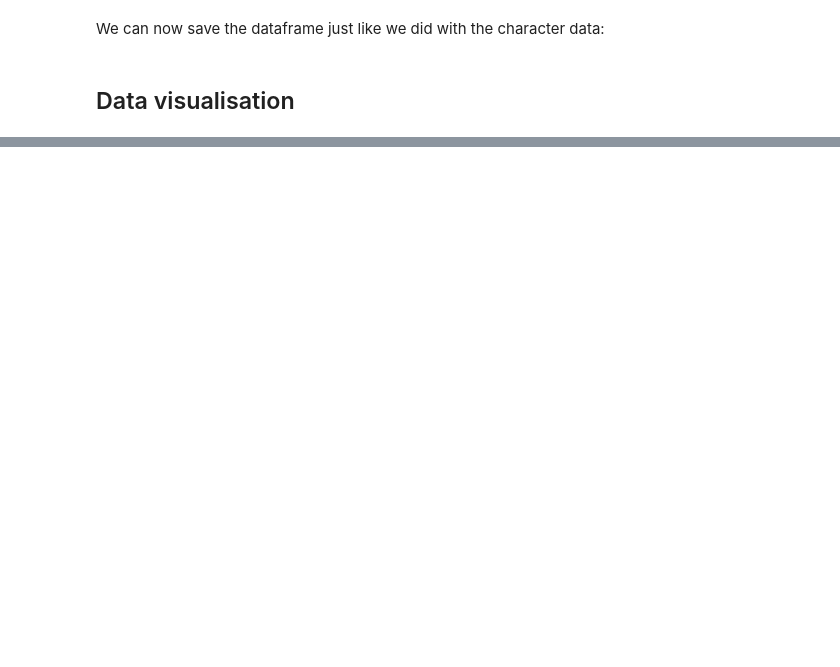
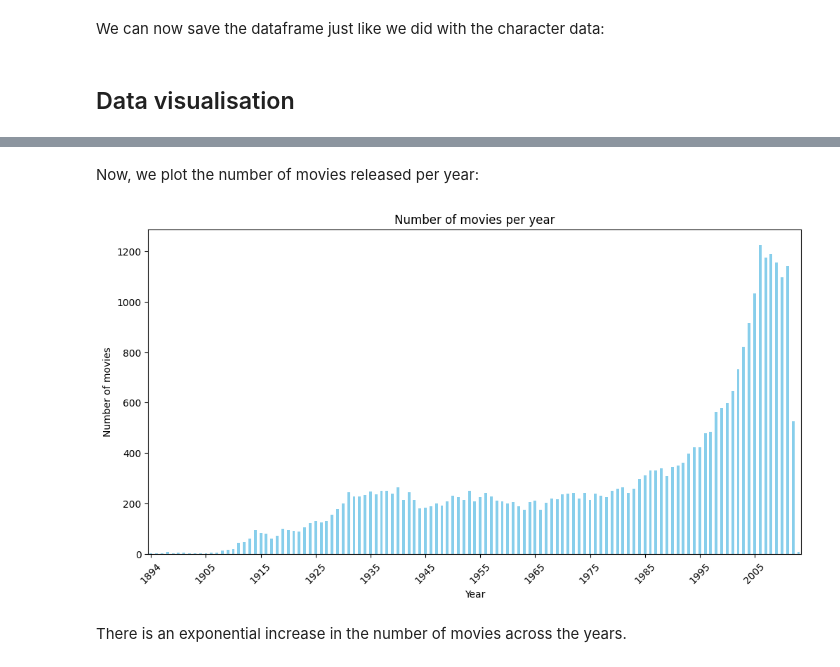
Before and after one commit to epfl-ada/ada-2023-project-fauttrouverunnompourada, a Jupyter notebook: P2.ipynb, the cells around one changed output, grey strips where cells are left out. Drawn from its saved outputs; the diff is of its cells as text; code cells hidden in the pictures; blank space fills up the shorter version.

```diff
--- a/P2.ipynb
+++ b/P2.ipynb
@@ -247,0 +703,14 @@ clean_movie_data.to_csv("../Clean data/clean_movie_data.csv")
+# %%
+cleaned_movie_data_year = cleaned_movie_data.copy()
+
+# Conversion of the column 'release date' to datetime if it's not done
+cleaned_movie_data_year['Release date'] = pd.to_datetime(cleaned_movie_data_year['Release date'], errors='coerce')
+
+# Extraction of the year in each of the release date and creation of a new column containing only the year of release
+cleaned_movie_data_year['year'] = cleaned_movie_data_year['Release date'].dt.year
+
+# Count the number of movie per year
+movies_per_year = cleaned_movie_data_year['year'].value_counts().sort_index()
+
+# display the number of movies per year
+print(movies_per_year)
@@ -247,0 +731,21 @@ clean_movie_data.to_csv("../Clean data/clean_movie_data.csv")
+# %% [markdown]
+Now, we plot the number of movies released per year:
+# %%
+# Plotting
+plt.figure(figsize=(12, 6))
+movies_per_year.plot(kind='bar', color='skyblue')
+
+plt.title('Number of movies per year')
+plt.xlabel('Year')
+plt.ylabel('Number of movies')
+
+labels = movies_per_year.index
+
+# For rading issues, we only display on the x-axis 10 years by 10 years
+plt.xticks(range(0, len(labels), 10), labels[::10], rotation=45)
+
+plt.show()
+# %% [output]
+[figure, added]
+# %% [markdown]
+There is an exponential increase in the number of movies across the years.
```
Also changed, not shown: parts of 165 cells of this notebook.
